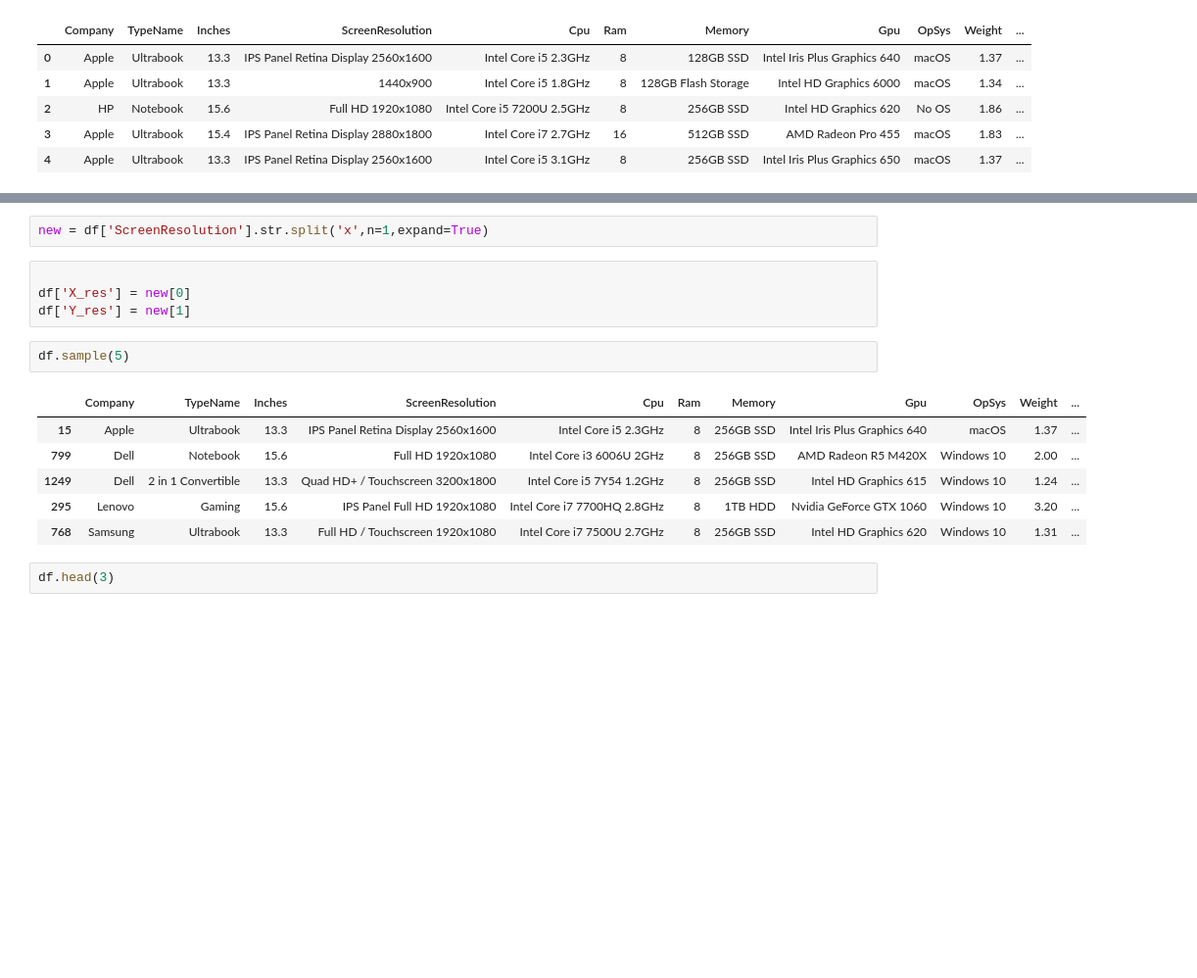
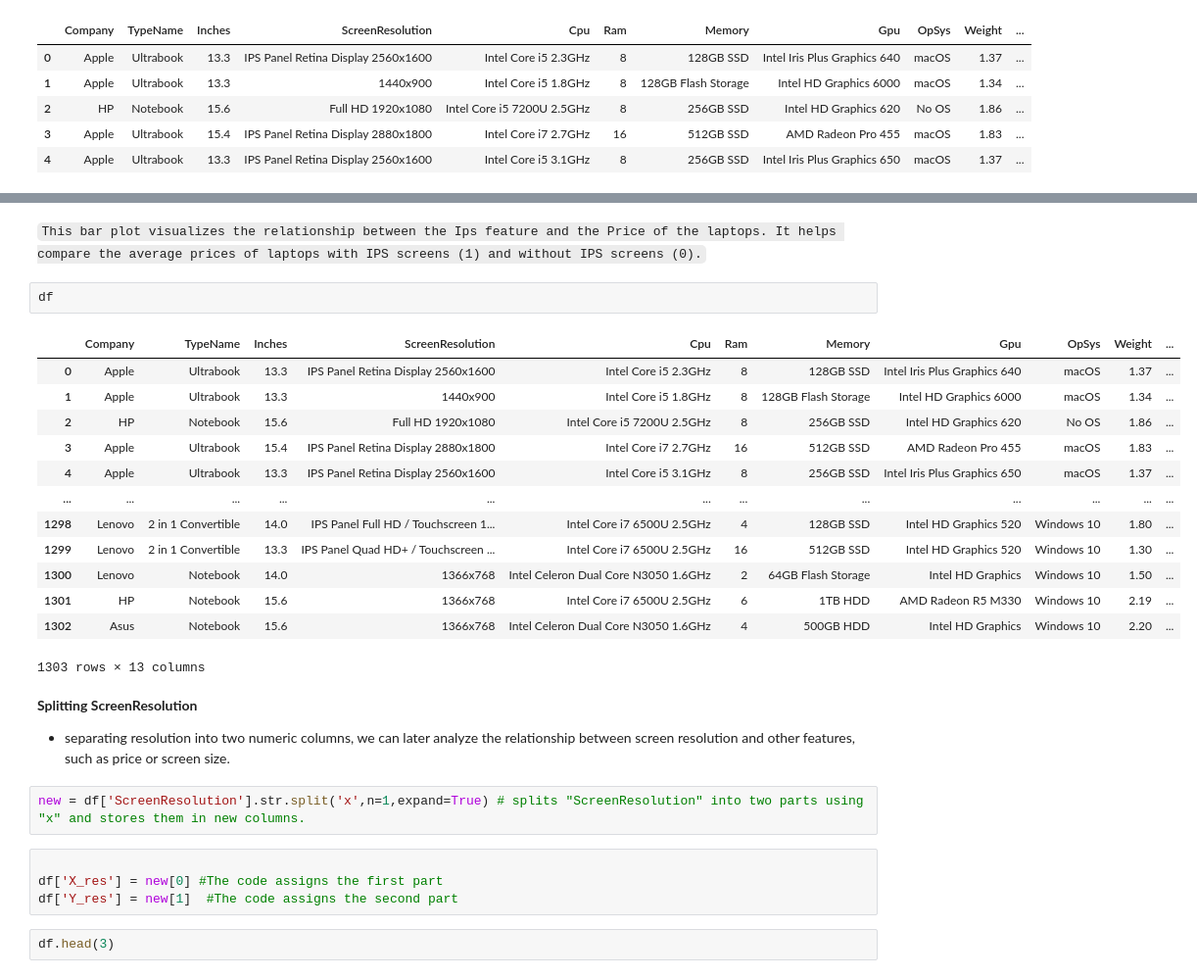
Before and after one commit to 3004sachin/laptop-price-prediction, a Jupyter notebook: Laptop-Price-Predictor.ipynb, the cells around one changed output, grey strips where cells are left out. Shown: that part at 98% size. Saved outputs shown, nothing was run; the diff lists cells and outputs as text; blank space fills up the shorter version.

```diff
--- a/Laptop-Price-Predictor.ipynb
+++ b/Laptop-Price-Predictor.ipynb
@@ -181,19 +246,31 @@ sns.barplot(x=df['Ips'],y=df['Price'])
 [figure]
+# %% [markdown]
+`This bar plot visualizes the relationship between the Ips feature and the Price of the laptops. It helps compare the average prices of laptops with IPS screens (1) and without IPS screens (0).`
+# %%
+df
+# %% [output]
+|  | Company | TypeName | Inches | ScreenResolution | Cpu | Ram | Memory | Gpu | OpSys | Weight | ... |
+| 0 | Apple | Ultrabook | 13.3 | IPS Panel Retina Display 2560x1600 | Intel Core i5 2.3GHz | 8 | 128GB SSD | Intel Iris Plus Graphics 640 | macOS | 1.37 | ... |
+| 1 | Apple | Ultrabook | 13.3 | 1440x900 | Intel Core i5 1.8GHz | 8 | 128GB Flash Storage | Intel HD Graphics 6000 | macOS | 1.34 | ... |
+| 2 | HP | Notebook | 15.6 | Full HD 1920x1080 | Intel Core i5 7200U 2.5GHz | 8 | 256GB SSD | Intel HD Graphics 620 | No OS | 1.86 | ... |
+| 3 | Apple | Ultrabook | 15.4 | IPS Panel Retina Display 2880x1800 | Intel Core i7 2.7GHz | 16 | 512GB SSD | AMD Radeon Pro 455 | macOS | 1.83 | ... |
+| 4 | Apple | Ultrabook | 13.3 | IPS Panel Retina Display 2560x1600 | Intel Core i5 3.1GHz | 8 | 256GB SSD | Intel Iris Plus Graphics 650 | macOS | 1.37 | ... |
+| ... | ... | ... | ... | ... | ... | ... | ... | ... | ... | ... | ... |
+| 1298 | Lenovo | 2 in 1 Convertible | 14.0 | IPS Panel Full HD / Touchscreen 1... | Intel Core i7 6500U 2.5GHz | 4 | 128GB SSD | Intel HD Graphics 520 | Windows 10 | 1.80 | ... |
+| 1299 | Lenovo | 2 in 1 Convertible | 13.3 | IPS Panel Quad HD+ / Touchscreen ... | Intel Core i7 6500U 2.5GHz | 16 | 512GB SSD | Intel HD Graphics 520 | Windows 10 | 1.30 | ... |
+| 1300 | Lenovo | Notebook | 14.0 | 1366x768 | Intel Celeron Dual Core N3050 1.6GHz | 2 | 64GB Flash Storage | Intel HD Graphics | Windows 10 | 1.50 | ... |
+| 1301 | HP | Notebook | 15.6 | 1366x768 | Intel Core i7 6500U 2.5GHz | 6 | 1TB HDD | AMD Radeon R5 M330 | Windows 10 | 2.19 | ... |
+| 1302 | Asus | Notebook | 15.6 | 1366x768 | Intel Celeron Dual Core N3050 1.6GHz | 4 | 500GB HDD | Intel HD Graphics | Windows 10 | 2.20 | ... |
+1303 rows × 13 columns
+# %% [markdown]
+**Splitting ScreenResolution**
+ - separating resolution into two numeric columns, we can later analyze the relationship between screen resolution and other features, such as price or screen size.
 # %%
-new = df['ScreenResolution'].str.split('x',n=1,expand=True)
+new = df['ScreenResolution'].str.split('x',n=1,expand=True) # splits "ScreenResolution" into two parts using "x" and stores them in new columns.
 # %%
 
-df['X_res'] = new[0]
-df['Y_res'] = new[1]
+df['X_res'] = new[0] #The code assigns the first part
+df['Y_res'] = new[1]  #The code assigns the second part
-# %%
-df.sample(5)
-# %% [output]
-|  | Company | TypeName | Inches | ScreenResolution | Cpu | Ram | Memory | Gpu | OpSys | Weight | ... |
-| 15 | Apple | Ultrabook | 13.3 | IPS Panel Retina Display 2560x1600 | Intel Core i5 2.3GHz | 8 | 256GB SSD | Intel Iris Plus Graphics 640 | macOS | 1.37 | ... |
-| 799 | Dell | Notebook | 15.6 | Full HD 1920x1080 | Intel Core i3 6006U 2GHz | 8 | 256GB SSD | AMD Radeon R5 M420X | Windows 10 | 2.00 | ... |
-| 1249 | Dell | 2 in 1 Convertible | 13.3 | Quad HD+ / Touchscreen 3200x1800 | Intel Core i5 7Y54 1.2GHz | 8 | 256GB SSD | Intel HD Graphics 615 | Windows 10 | 1.24 | ... |
-| 295 | Lenovo | Gaming | 15.6 | IPS Panel Full HD 1920x1080 | Intel Core i7 7700HQ 2.8GHz | 8 | 1TB HDD | Nvidia GeForce GTX 1060 | Windows 10 | 3.20 | ... |
-| 768 | Samsung | Ultrabook | 13.3 | Full HD / Touchscreen 1920x1080 | Intel Core i7 7500U 2.7GHz | 8 | 256GB SSD | Intel HD Graphics 620 | Windows 10 | 1.31 | ... |
 # %%
 df.head(3)
 # %% [output]
```
Also changed, not shown: parts of 67 cells of this notebook.
